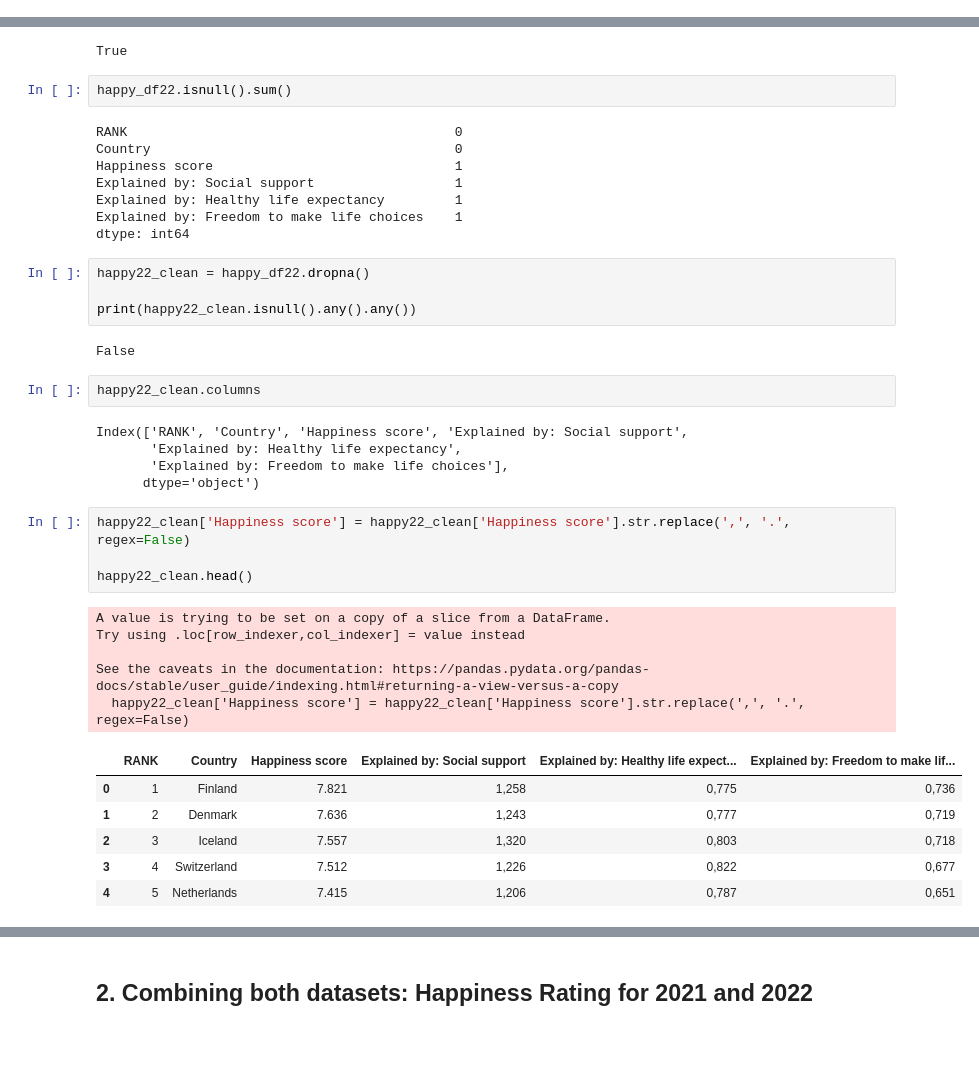
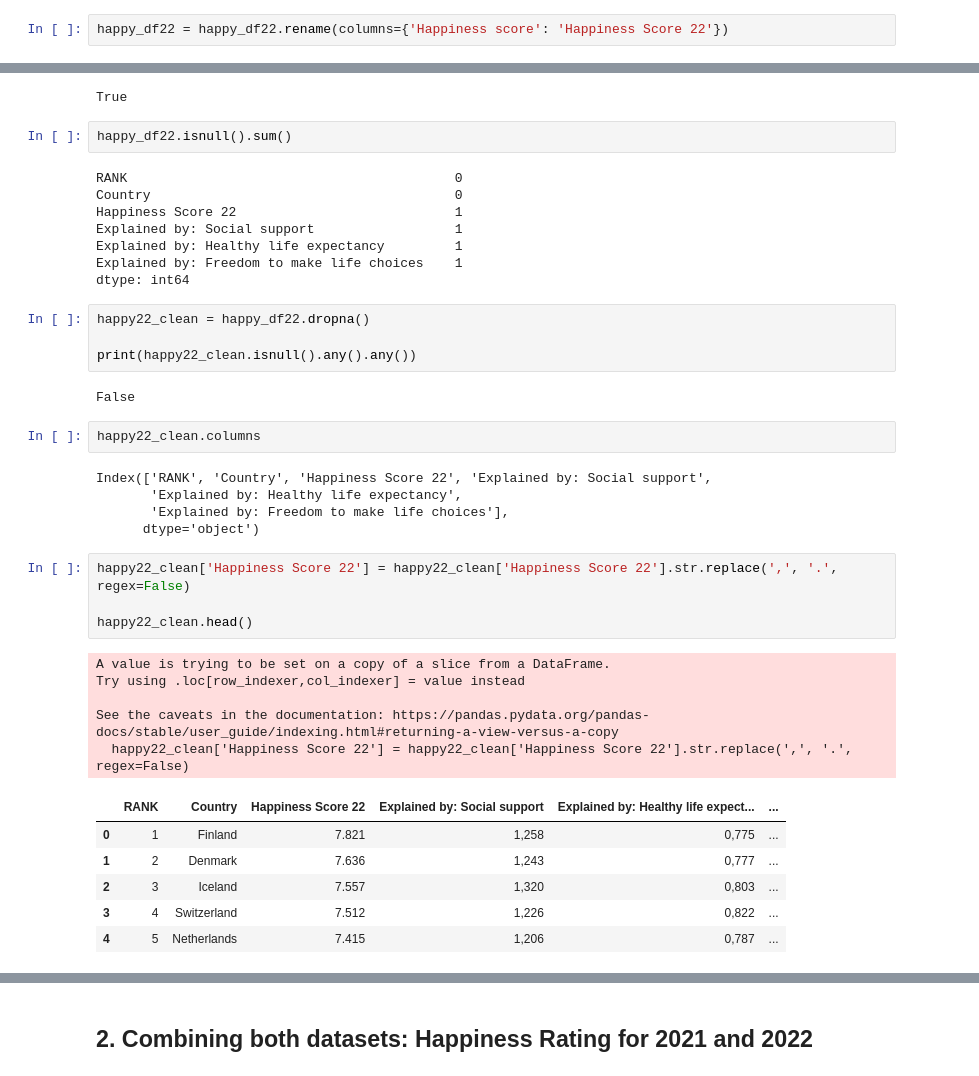
Before and after one commit to shroomtoastie/World_Happiness_project, a Jupyter notebook: main.ipynb, the cells around one changed output, grey strips where cells are left out. Drawn from its saved outputs; the diff is of its cells as text; blank space fills up the shorter version.

```diff
--- a/main.ipynb
+++ b/main.ipynb
@@ -176,6 +176,8 @@ happy_df22.head()
 | 2 | 3 | Iceland | 7,557 | 1,320 | 0,803 | 0,718 |
 | 3 | 4 | Switzerland | 7,512 | 1,226 | 0,822 | 0,677 |
 | 4 | 5 | Netherlands | 7,415 | 1,206 | 0,787 | 0,651 |
+# %%
+happy_df22 = happy_df22.rename(columns={'Happiness score': 'Happiness Score 22'})
 # %%
 print(happy_df22.isnull().any().any())
 # %% [output]
@@ -185,7 +187,7 @@ happy_df22.isnull().sum()
 # %% [output]
 RANK                                          0
 Country                                       0
-Happiness score                               1
+Happiness Score 22                            1
 Explained by: Social support                  1
 Explained by: Healthy life expectancy         1
 Explained by: Freedom to make life choices    1
@@ -199,26 +201,26 @@ False
 # %%
 happy22_clean.columns
 # %% [output]
-Index(['RANK', 'Country', 'Happiness score', 'Explained by: Social support',
+Index(['RANK', 'Country', 'Happiness Score 22', 'Explained by: Social support',
        'Explained by: Healthy life expectancy',
        'Explained by: Freedom to make life choices'],
       dtype='object')
 # %%
-happy22_clean['Happiness score'] = happy22_clean['Happiness score'].str.replace(',', '.', regex=False)
+happy22_clean['Happiness Score 22'] = happy22_clean['Happiness Score 22'].str.replace(',', '.', regex=False)
 
 happy22_clean.head()
 # %% [output]
 A value is trying to be set on a copy of a slice from a DataFrame.
 Try using .loc[row_indexer,col_indexer] = value instead
 
 See the caveats in the documentation: https://pandas.pydata.org/pandas-docs/stable/user_guide/indexing.html#returning-a-view-versus-a-copy
-  happy22_clean['Happiness score'] = happy22_clean['Happiness score'].str.replace(',', '.', regex=False)
+  happy22_clean['Happiness Score 22'] = happy22_clean['Happiness Score 22'].str.replace(',', '.', regex=False)
-|  | RANK | Country | Happiness score | Explained by: Social support | Explained by: Healthy life expect... | Explained by: Freedom to make lif... |
-| 0 | 1 | Finland | 7.821 | 1,258 | 0,775 | 0,736 |
-| 1 | 2 | Denmark | 7.636 | 1,243 | 0,777 | 0,719 |
-| 2 | 3 | Iceland | 7.557 | 1,320 | 0,803 | 0,718 |
-| 3 | 4 | Switzerland | 7.512 | 1,226 | 0,822 | 0,677 |
-| 4 | 5 | Netherlands | 7.415 | 1,206 | 0,787 | 0,651 |
+|  | RANK | Country | Happiness Score 22 | Explained by: Social support | Explained by: Healthy life expect... | ... |
+| 0 | 1 | Finland | 7.821 | 1,258 | 0,775 | ... |
+| 1 | 2 | Denmark | 7.636 | 1,243 | 0,777 | ... |
+| 2 | 3 | Iceland | 7.557 | 1,320 | 0,803 | ... |
+| 3 | 4 | Switzerland | 7.512 | 1,226 | 0,822 | ... |
+| 4 | 5 | Netherlands | 7.415 | 1,206 | 0,787 | ... |
 # %%
 happy22_clean['Country'] = happy22_clean['Country'].str.replace('*', '', regex=False)
 
```
Also changed, not shown: parts of 13 cells of this notebook, 3 other files.
